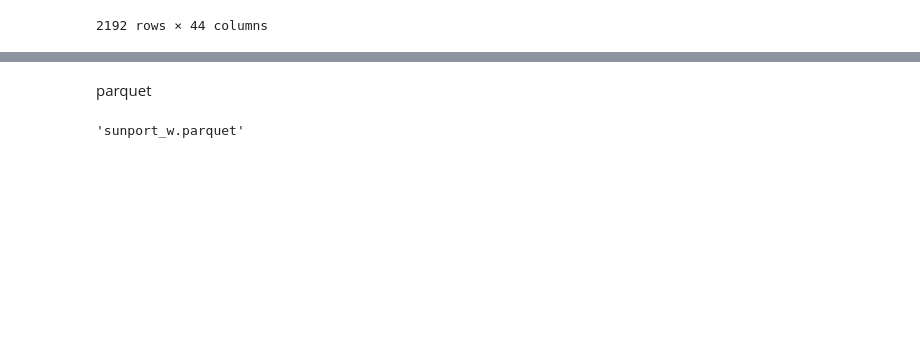
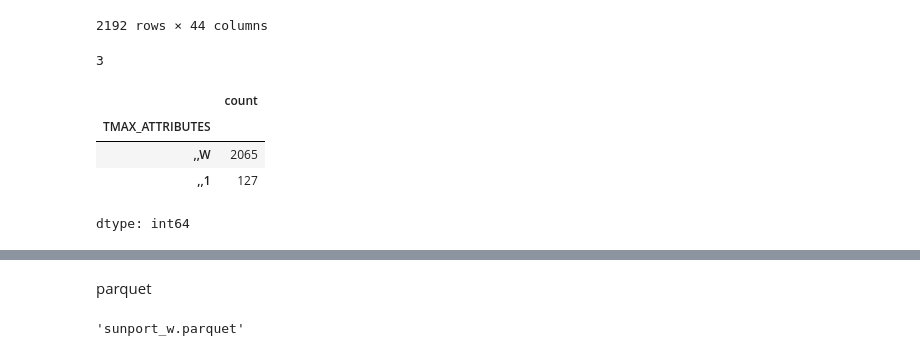
Before and after one commit to JuanReyesAn/Data-Science-Portfolio-C21, a Jupyter notebook: ABQ_Weather_2020_2025.ipynb, the cells around one changed output, grey strips where cells are left out. Cells and saved outputs as stored; diff of their text form; code cells hidden in the pictures; blank space fills up the shorter version.

```diff
--- a/ABQ_Weather_2020_2025.ipynb
+++ b/ABQ_Weather_2020_2025.ipynb
@@ -208,0 +213,13 @@ sunport_w
+# %%
+len(set(''.join(sunport_w['TMAX_ATTRIBUTES'].dropna().astype(str))))
+# %% [output]
+3
+# %%
+# there are single digit unique characters. I do not see its importance so I will be deleting 'ATTRIBUTE COLUMNS'
+sunport_w['TMAX_ATTRIBUTES'].value_counts(dropna=False)
+# %% [output]
+|  | count |
+| TMAX_ATTRIBUTES |  |
+| ,,W | 2065 |
+| ,,1 | 127 |
+dtype: int64
```
Also changed, not shown: parts of 19 cells of this notebook.
